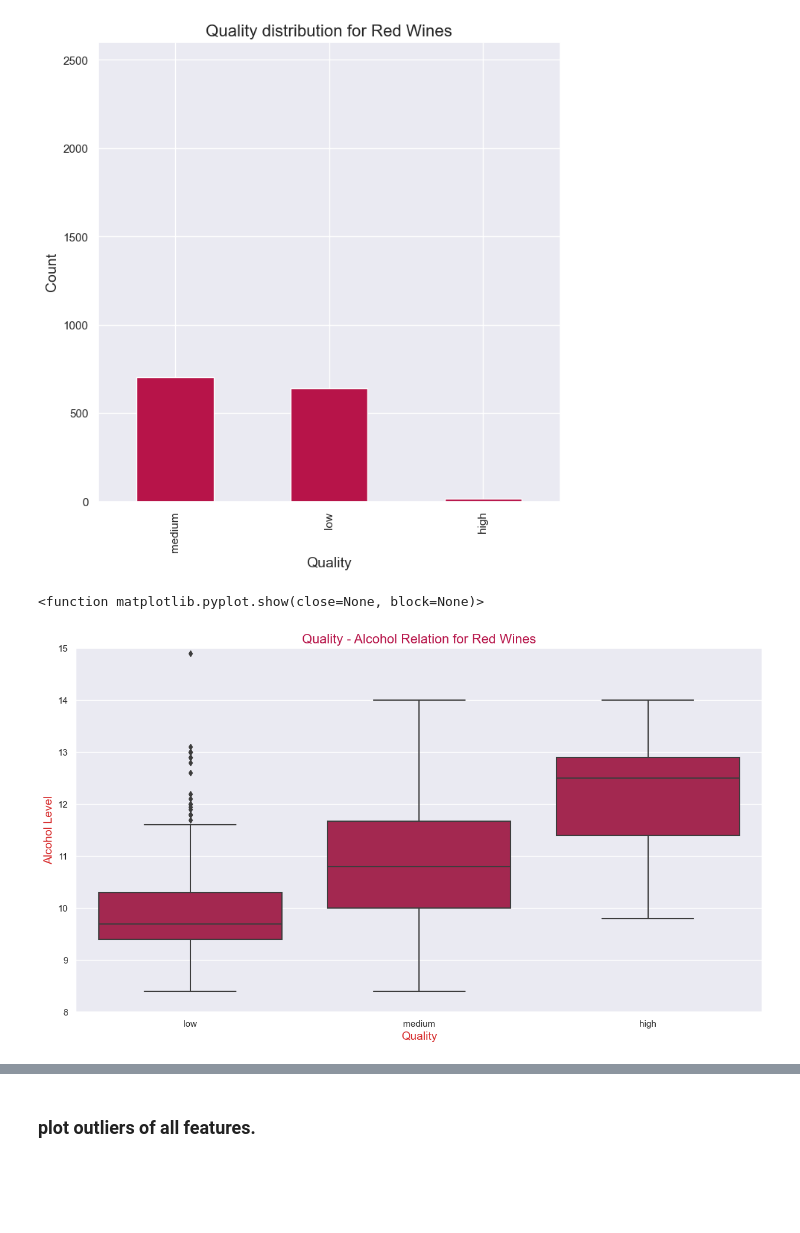
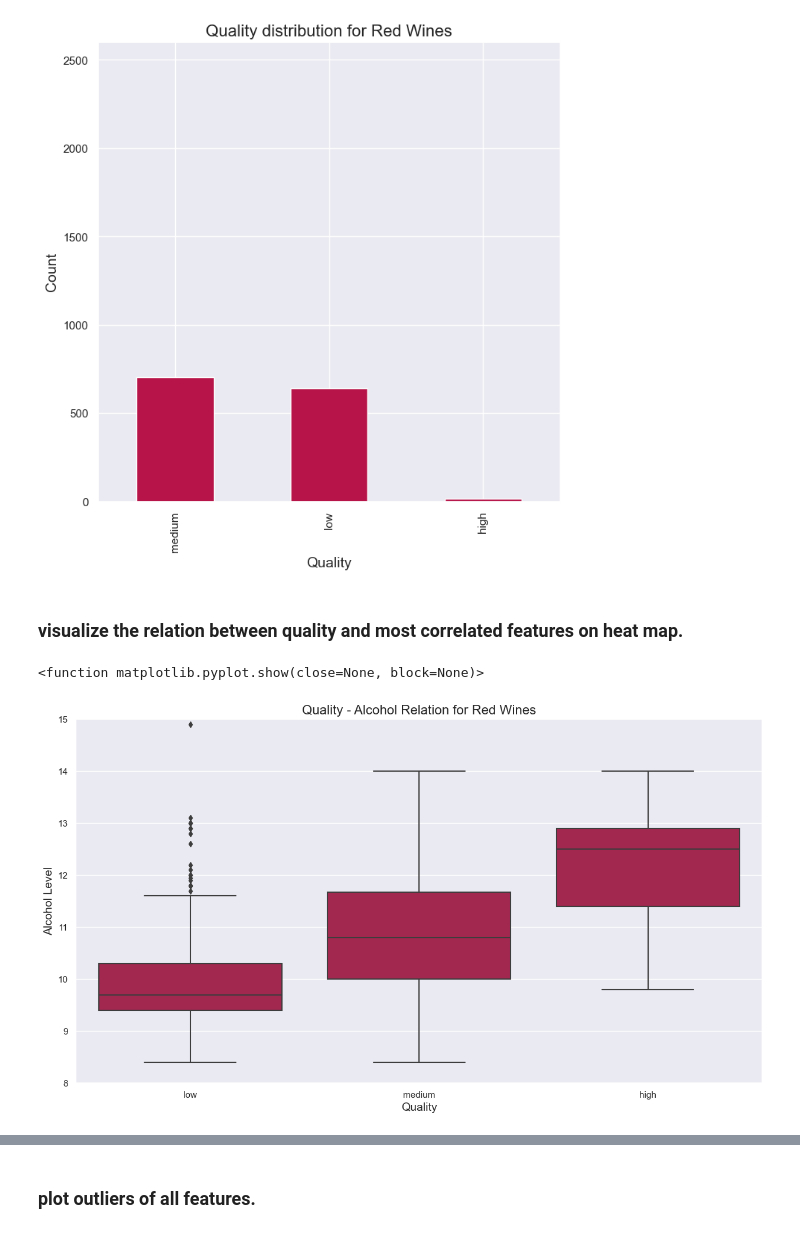
Before and after one commit to airsahin/Wine-Quality, a Jupyter notebook: WineQuality.ipynb, the cells around one changed output, grey strips where cells are left out. Drawn from its saved outputs; the diff is of its cells as text; code cells hidden in the pictures; blank space fills up the shorter version.

Commit message:
Implement data visualization and check outliers

```diff
--- a/WineQuality.ipynb
+++ b/WineQuality.ipynb
@@ -731,16 +669,18 @@ plt.show
 # %% [output]
 <function matplotlib.pyplot.show(close=None, block=None)>
 [figure]
+# %% [markdown]
+### visualize the relation between quality and most correlated features on heat map.
 # %%
 # create a barplot about quality label for red wines
 
 sns.boxplot(data=df_red, x="quality_label", y="alcohol", color='#b71449')
 
 plt.ylim(8,15)
-plt.title('Quality - Alcohol Relation for Red Wines', fontsize=16, color= "#b71449")
-plt.xlabel('Quality', fontsize=14, color= "#d62728")  # Set the x-axis label and font size
-plt.ylabel('Alcohol Level', fontsize=14, color= "#d62728")          # Set the y-axis label and font size
+plt.title('Quality - Alcohol Relation for Red Wines', fontsize=16)
+plt.xlabel('Quality', fontsize=14)  # Set the x-axis label and font size
+plt.ylabel('Alcohol Level', fontsize=14)          # Set the y-axis label and font size
 plt.show
 # %% [output]
 <function matplotlib.pyplot.show(close=None, block=None)>
-[figure, old version]
+[figure, new version]
```
Also changed, not shown: parts of 11 cells of this notebook.
